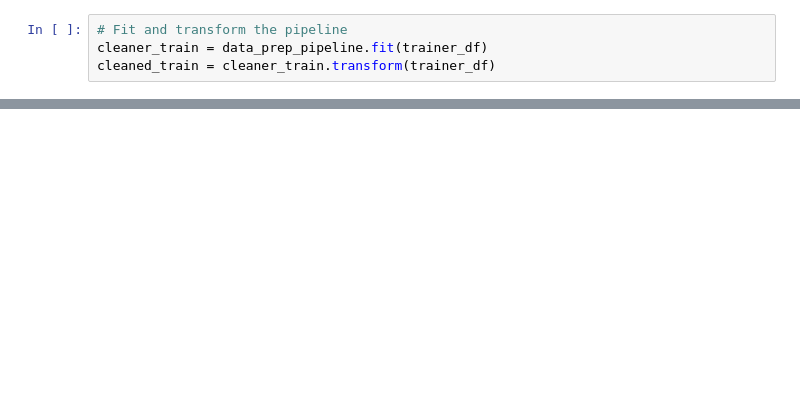
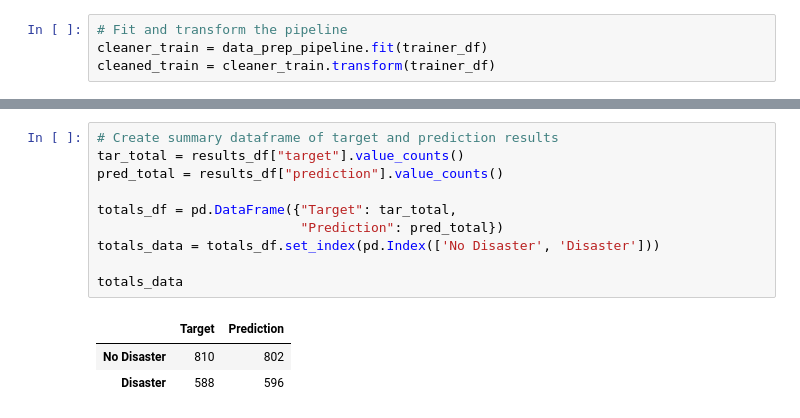
Before and after one commit to trt38/Final_Project, a Jupyter notebook: Final_Project.ipynb, the cells around one changed output, grey strips where cells are left out. Saved outputs shown, nothing was run; the diff lists cells and outputs as text; blank space fills up the shorter version.

```diff
--- a/Final_Project.ipynb
+++ b/Final_Project.ipynb
@@ -183,0 +196,14 @@ Accuracy of model at predicting disaster tweets was: 0.769555
+# %%
+# Create summary dataframe of target and prediction results
+tar_total = results_df["target"].value_counts()
+pred_total = results_df["prediction"].value_counts()
+
+totals_df = pd.DataFrame({"Target": tar_total,
+                          "Prediction": pred_total})
+totals_data = totals_df.set_index(pd.Index(['No Disaster', 'Disaster']))
+
+totals_data
+# %% [output]
+|  | Target | Prediction |
+| No Disaster | 810 | 802 |
+| Disaster | 588 | 596 |
```
Also changed, not shown: parts of 33 cells of this notebook, 1 other file.
